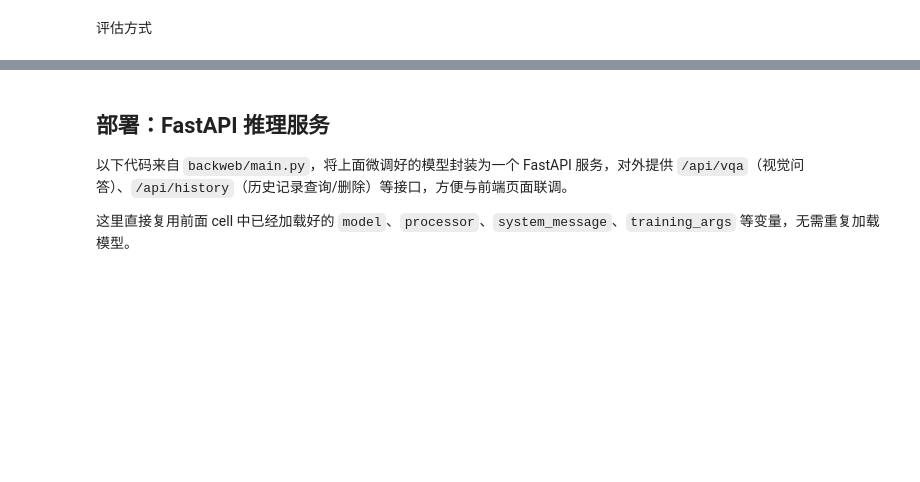
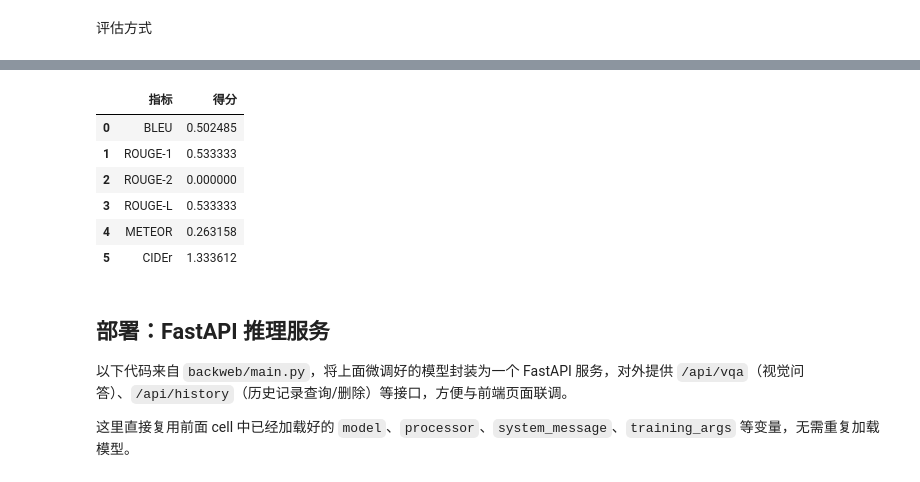
Before and after one commit to wchs1111-collab/Deep-Learning-based-vision-question-answering-for-bowel-disease-diagnostics, a Jupyter notebook: xinqifan code/Vision_Language_Models_Qwen2_5_VL_3B_Kvasir_VQA.ipynb, the cells around one changed output, grey strips where cells are left out. Saved outputs shown, nothing was run; the diff lists cells and outputs as text; code cells hidden in the pictures; blank space fills up the shorter version.

```diff
--- a/xinqifan code/Vision_Language_Models_Qwen2_5_VL_3B_Kvasir_VQA.ipynb
+++ b/xinqifan code/Vision_Language_Models_Qwen2_5_VL_3B_Kvasir_VQA.ipynb
@@ -484,0 +547,15 @@ RuntimeError: Expected all tensors to be on the same device, but found at least
+# %%
+def evaluate_predictions(model, processor, process_vision_info, dataset, max_samples=None):
+    """在测试集上逐条生成预测答案，收集参考答案与预测答案，供后续计算 BLEU/ROUGE/METEOR/CIDEr 使用"""
+    samples = dataset if max_samples is None else dataset[:max_samples]
+    references, hypotheses = [], []
+    for sample in samples:
+        ground_truth = sample[2]['content'][0]['text']
+        prediction = generate_text_from_sample(model, processor, process_vision_info, sample)
+        references.append(ground_truth)
+        hypotheses.append(prediction)
+    return references, hypotheses
+
+references, hypotheses = evaluate_predictions(model, processor, process_vision_info, test_dataset)
+for gt, pred in zip(references, hypotheses):
+    print(f"GT: {gt!r}  |  Pred: {pred!r}")
@@ -485,3 +573,53 @@ RuntimeError: Expected all tensors to be on the same device, but found at least
+# %%
+import pandas as pd
+from nltk.translate.bleu_score import sentence_bleu, SmoothingFunction
+from nltk.translate.meteor_score import meteor_score
+from rouge_score import rouge_scorer
+from pycocoevalcap.cider.cider import Cider
+
+smoothie = SmoothingFunction().method4
+rouge = rouge_scorer.RougeScorer(['rouge1', 'rouge2', 'rougeL'], use_stemmer=True)
+
+bleu_scores, meteor_scores = [], []
+rouge1_scores, rouge2_scores, rougeL_scores = [], [], []
+gts, res = {}, {}  # CIDEr 所需格式：{id: [参考答案]} / {id: [预测答案]}
+
+for idx, (ref, hyp) in enumerate(zip(references, hypotheses)):
+    ref_tokens, hyp_tokens = ref.lower().split(), hyp.lower().split()
+
+    bleu_scores.append(sentence_bleu([ref_tokens], hyp_tokens, smoothing_function=smoothie))
+    meteor_scores.append(meteor_score([ref_tokens], hyp_tokens))
+
+    rouge_result = rouge.score(ref, hyp)
+    rouge1_scores.append(rouge_result['rouge1'].fmeasure)
+    rouge2_scores.append(rouge_result['rouge2'].fmeasure)
+    rougeL_scores.append(rouge_result['rougeL'].fmeasure)
+
+    gts[idx] = [ref]
+    res[idx] = [hyp]
+
+cider_score, _ = Cider().compute_score(gts, res)
+
+results = pd.DataFrame({
+    "指标": ["BLEU", "ROUGE-1", "ROUGE-2", "ROUGE-L", "METEOR", "CIDEr"],
+    "得分": [
+        sum(bleu_scores) / len(bleu_scores),
+        sum(rouge1_scores) / len(rouge1_scores),
+        sum(rouge2_scores) / len(rouge2_scores),
+        sum(rougeL_scores) / len(rougeL_scores),
+        sum(meteor_scores) / len(meteor_scores),
+        cider_score,
+    ],
+})
+results
+# %% [output]
+|  | 指标 | 得分 |
+| 0 | BLEU | 0.502485 |
+| 1 | ROUGE-1 | 0.533333 |
+| 2 | ROUGE-2 | 0.000000 |
+| 3 | ROUGE-L | 0.533333 |
+| 4 | METEOR | 0.263158 |
+| 5 | CIDEr | 1.333612 |
 # %% [markdown]
 ## 部署：FastAPI 推理服务
 
```
Also changed, not shown: parts of 8 cells of this notebook, 6 other files.
